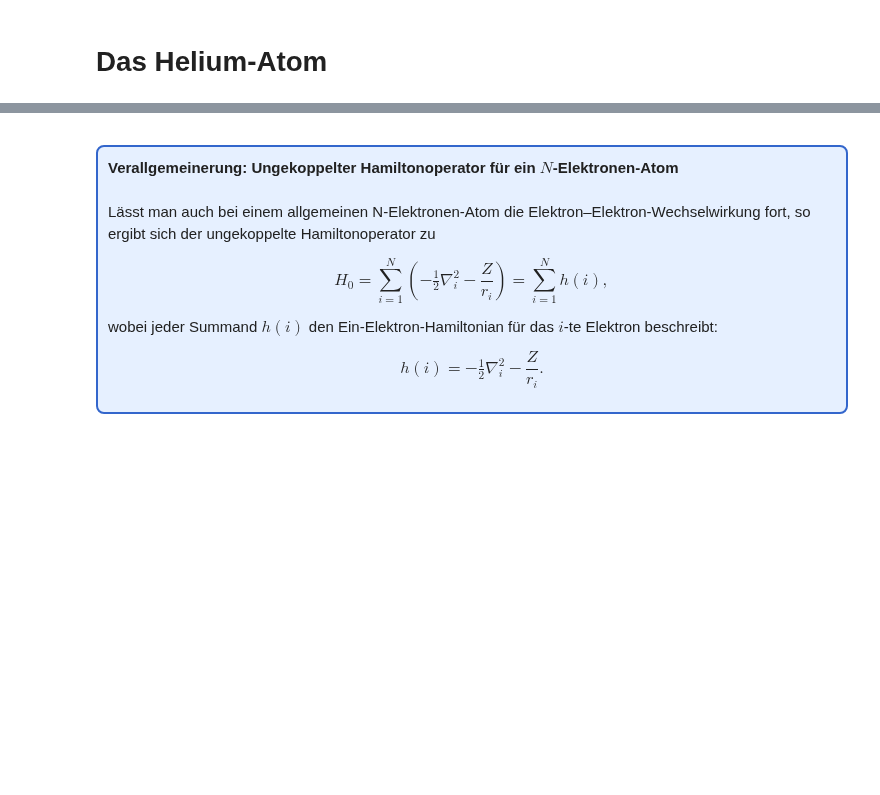
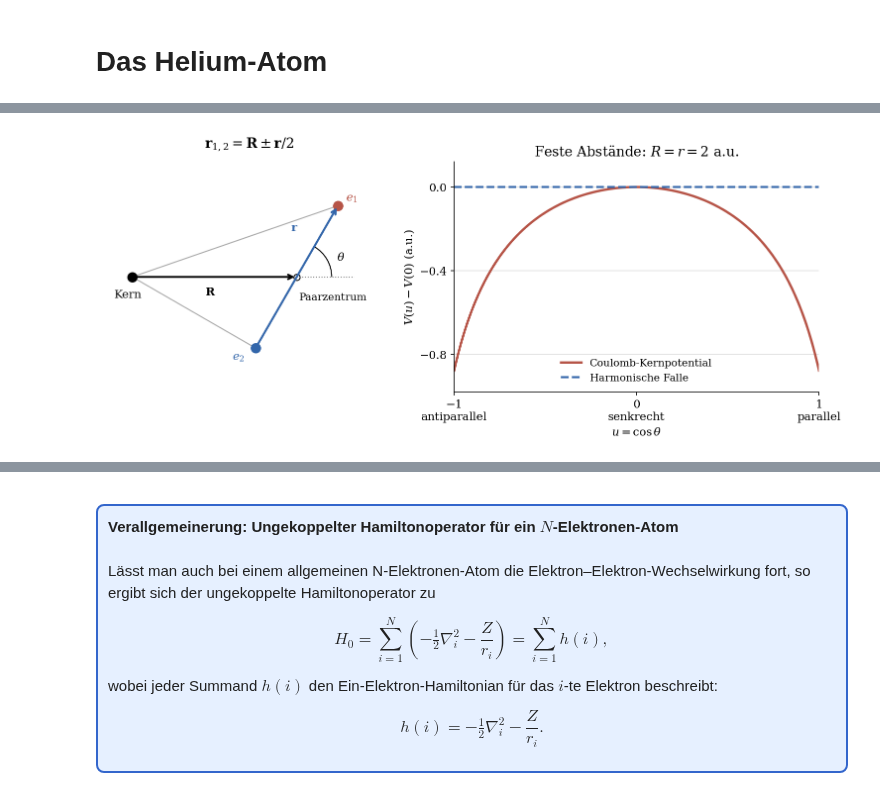
Before and after one commit to rolandmitric/quantum_chemistry_2025, a Jupyter notebook: helium_atom.ipynb, the cells around one changed output, grey strips where cells are left out. Drawn from its saved outputs; the diff is of its cells as text; code cells hidden in the pictures; blank space fills up the shorter version.

```diff
--- a/helium_atom.ipynb
+++ b/helium_atom.ipynb
@@ -18,0 +124,70 @@ $$
+# %%
+%matplotlib inline
+def plot_nuclear_coupling():
+    import numpy as np
+    import matplotlib.pyplot as plt
+    from matplotlib.patches import Arc
+
+    R_length, r_length, Z = 2.0, 2.0, 2.0  # Atomare Einheiten: Längen in a_0, Energien in Hartree
+    theta = np.pi / 3
+    R_vector = np.array([R_length, 0.0])
+    r_vector = r_length * np.array([np.cos(theta), np.sin(theta)])
+    electron_1 = R_vector + r_vector / 2
+    electron_2 = R_vector - r_vector / 2
+    u = np.linspace(-1, 1, 501)
+    nuclear_energy = -Z / np.sqrt(R_length**2 + r_length**2 / 4 + R_length * r_length * u)
+    nuclear_energy -= Z / np.sqrt(R_length**2 + r_length**2 / 4 - R_length * r_length * u)
+    reference = -2 * Z / np.sqrt(R_length**2 + r_length**2 / 4)
+    style = {"font.family": "DejaVu Serif", "font.size": 11,
+             "mathtext.fontset": "dejavuserif", "figure.dpi": 150}
+
+    with plt.rc_context(style):
+        fig, (geometry, energy) = plt.subplots(
+            1, 2, figsize=(10, 4.1), layout="constrained",
+            gridspec_kw={"width_ratios": [1, 1.25]})
+        for point in [electron_1, electron_2]:
+            geometry.plot([0, point[0]], [0, point[1]], color="0.65", lw=1)
+        geometry.annotate("", xy=R_vector, xytext=(0, 0),
+                          arrowprops={"arrowstyle": "->", "color": "black", "lw": 1.8})
+        geometry.annotate("", xy=electron_1, xytext=electron_2,
+                          arrowprops={"arrowstyle": "->", "color": "#3366aa", "lw": 2})
+        geometry.plot(0, 0, "o", color="black", ms=9)
+        geometry.plot(*R_vector, "o", color="white", mec="black", ms=6)
+        geometry.plot(*electron_1, "o", color="#b65447", ms=9)
+        geometry.plot(*electron_2, "o", color="#3366aa", ms=9)
+        geometry.plot([2, 2.7], [0, 0], ls=":", color="gray", lw=1)
+        geometry.add_patch(Arc(R_vector, 0.85, 0.85, theta1=0, theta2=60,
+                               color="black", lw=1))
+        geometry.text(-0.05, -0.25, "Kern", ha="center")
+        geometry.text(0.95, -0.22, r"$\mathbf{R}$", ha="center")
+        geometry.text(2.03, -0.28, "Paarzentrum", ha="left", fontsize=10)
+        geometry.text(1.93, 0.56, r"$\mathbf{r}$", color="#3366aa")
+        geometry.text(2.49, 0.20, r"$\theta$")
+        geometry.text(electron_1[0] + 0.1, electron_1[1] + 0.06,
+                      r"$e_1$", color="#b65447")
+        geometry.text(electron_2[0] - 0.28, electron_2[1] - 0.14,
+                      r"$e_2$", color="#3366aa")
+        geometry.set(xlim=(-0.35, 3.2), ylim=(-1.35, 1.35), aspect="equal")
+        geometry.set_title(r"$\mathbf{r}_{1,2}=\mathbf{R}\pm\mathbf{r}/2$", pad=18)
+        geometry.axis("off")
+
+        energy.plot(u, nuclear_energy - reference, color="#b65447", lw=2.3,
+                    label="Coulomb-Kernpotential")
+        energy.axhline(0, color="#3366aa", ls="--", lw=2,
+                       label="Harmonische Falle")
+        energy.set(xlim=(-1, 1), ylim=(-0.98, 0.12),
+                   xlabel=r"$u=\cos\theta$",
+                   ylabel=r"$V(u)-V(0)$ (a.u.)",
+                   title=r"Feste Abstände: $R=r=2$ a.u.")
+        energy.set_xticks([-1, 0, 1], ["−1\nantiparallel", "0\nsenkrecht", "1\nparallel"])
+        energy.set_yticks([-0.8, -0.4, 0])
+        energy.spines[["top", "right"]].set_visible(False)
+        energy.grid(axis="y", color="0.87", lw=0.8)
+        energy.set_axisbelow(True)
+        energy.legend(loc="lower center", frameon=False, fontsize=10)
+        plt.show()
+
+
+plot_nuclear_coupling()
+# %% [output]
+[figure, added]
```
Also changed, not shown: parts of 16 cells of this notebook, 2 other files.
